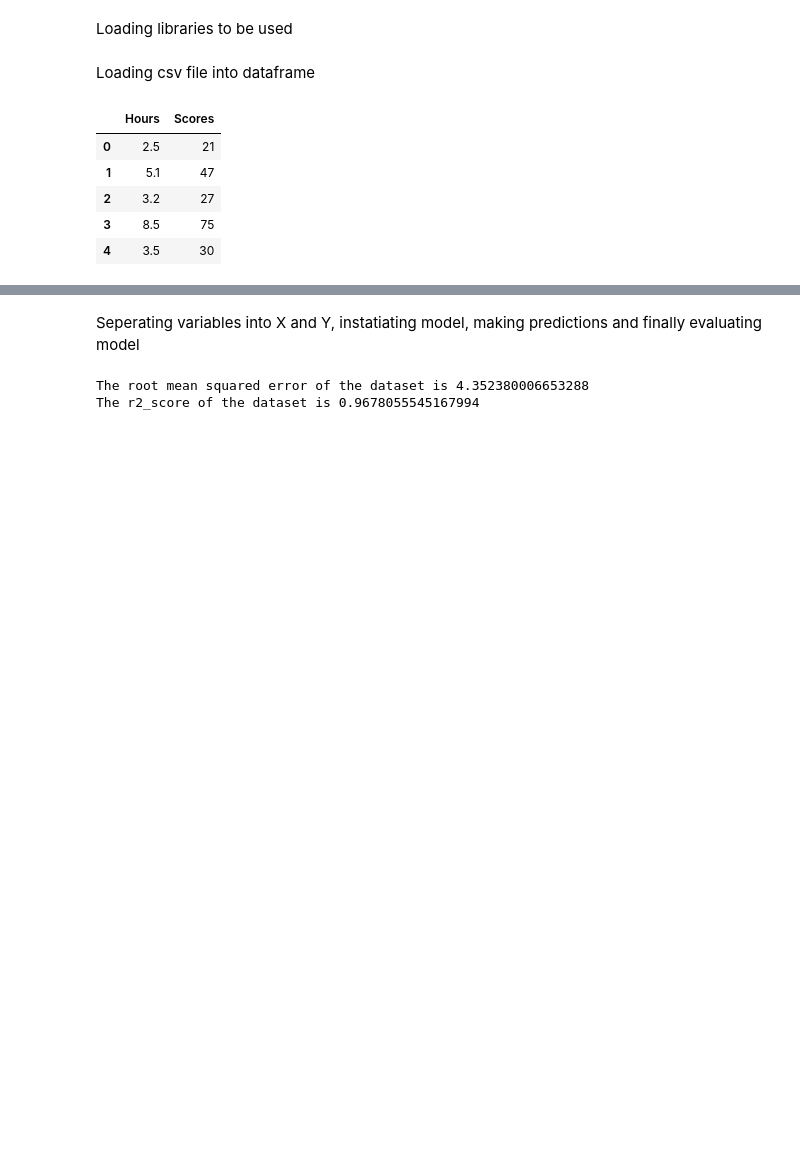
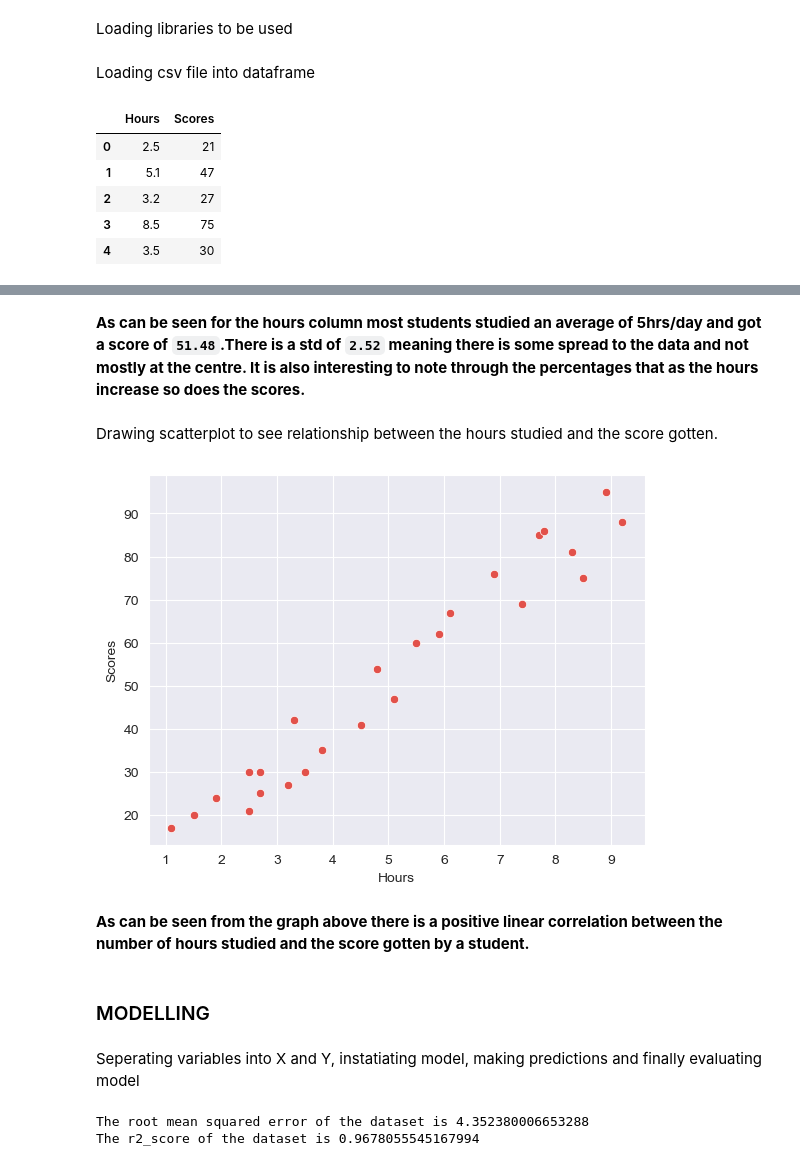
Before and after one commit to DennisWainaina/Mark_predictions, a Jupyter notebook: index.ipynb, the cells around one changed output, grey strips where cells are left out. Drawn from its saved outputs; the diff is of its cells as text; code cells hidden in the pictures; blank space fills up the shorter version.

```diff
--- a/index.ipynb
+++ b/index.ipynb
@@ -33,3 +53,15 @@ student_data.head()
+# %% [markdown]
+**As can be seen for the hours column most students studied an average of 5hrs/day and got a score of `51.48`.There is a std of `2.52` meaning there is some spread to the data and not mostly at the centre. It is also interesting to note through the percentages that as the hours increase so does the scores.**
+# %% [markdown]
+Drawing scatterplot to see relationship between the hours studied and the score gotten.
+# %%
+sns.scatterplot(student_data, x=student_data['Hours'], y=student_data['Scores']);
+# %% [output]
+[figure, added]
+# %% [markdown]
+**As can be seen from the graph above there is a positive linear correlation between the number of hours studied and the score gotten by a student.**
+# %% [markdown]
+### MODELLING
 # %% [markdown]
 Seperating variables into X and Y, instatiating model, making predictions and finally evaluating model
 # %%
```
Also changed, not shown: parts of 5 cells of this notebook.
